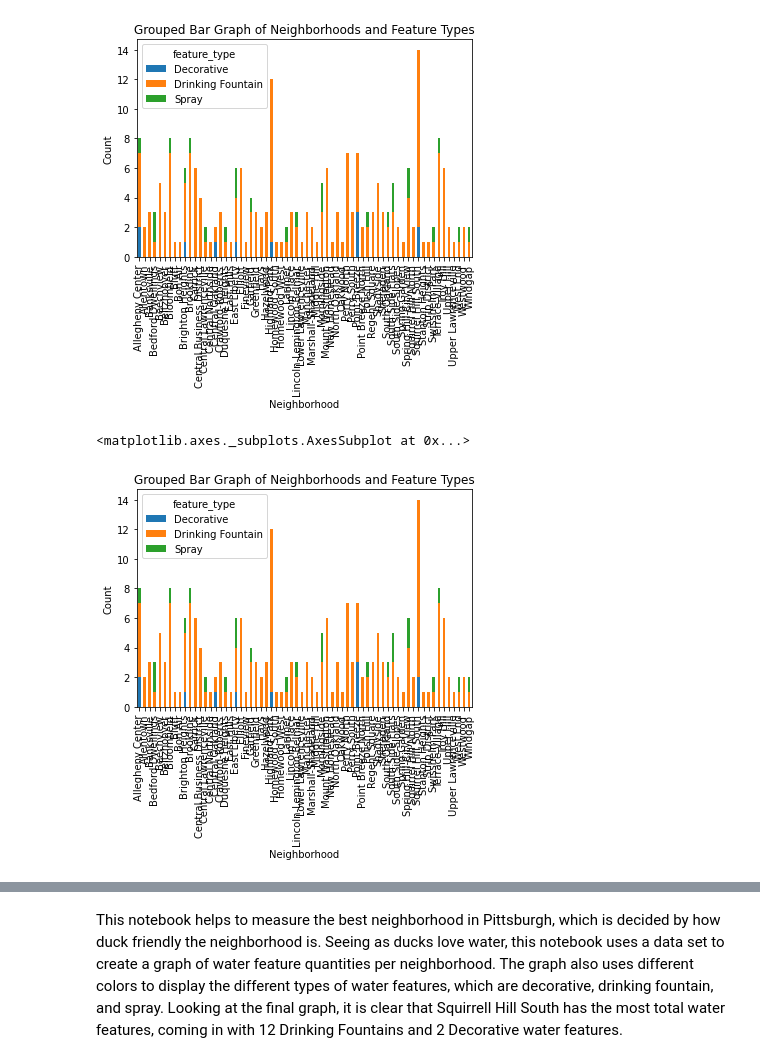
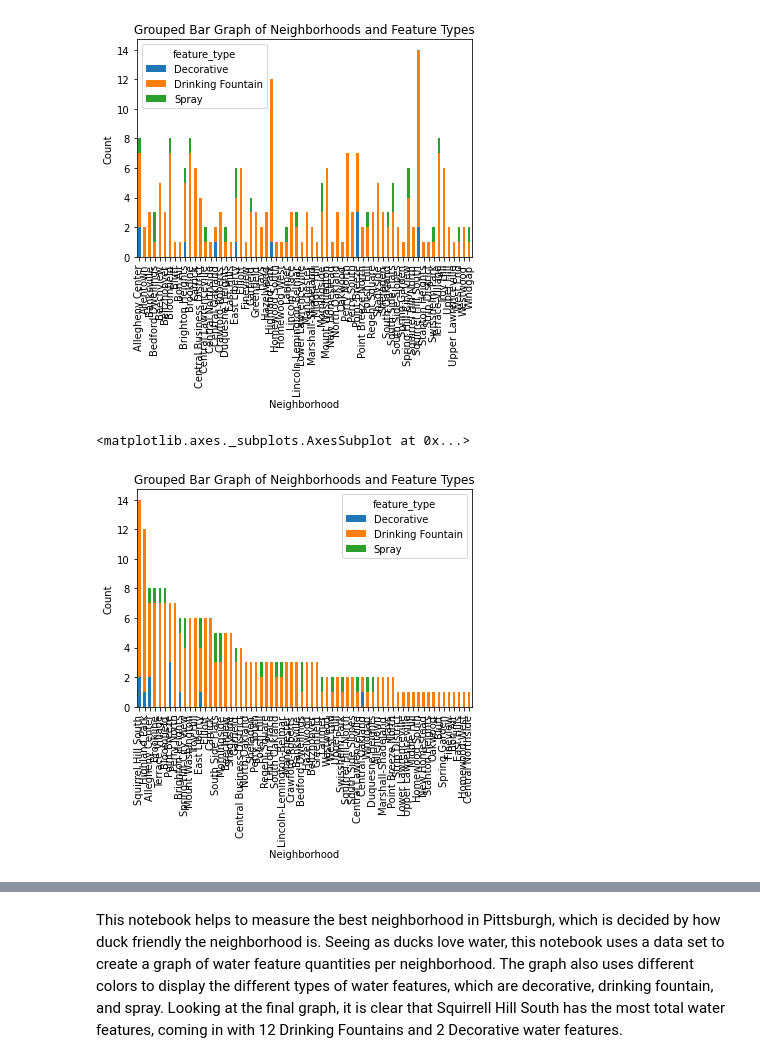
Before and after one commit to timt3r/best-neighborhood, a Jupyter notebook: Tim_Marshall.ipynb, the cells around one changed output, grey strips where cells are left out. Saved outputs shown, nothing was run; the diff lists cells and outputs as text; code cells hidden in the pictures.

Commit message:
Fixed Water Features

```diff
--- a/Tim_Marshall.ipynb
+++ b/Tim_Marshall.ipynb
@@ -41,6 +41,7 @@ neighborhood_counts.plot(kind='bar', xlabel='Neighborhood', ylabel='Count', titl
 [figure]
 # %%
 #Split into grouped bargraph per neighborhood
+grouped_data = waterSet.groupby(['neighborhood', 'feature_type']).size().unstack(fill_value=0)
 
 # Create a stacked grouped bar plot
 grouped_data.plot(kind='bar', stacked=True, xlabel='Neighborhood', ylabel='Count', title='Grouped Bar Graph of Neighborhoods and Feature Types')
@@ -49,10 +50,19 @@ grouped_data.plot(kind='bar', stacked=True, xlabel='Neighborhood', ylabel='Count
 [figure]
 # %%
 #Sort the plot in descending order
+total_count = grouped_data.sum(axis=1)
+
+# Sort the neighborhoods based on the total count in descending order
+sorted_neighborhoods = total_count.sort_values(ascending=False).index
+
+# Reorder the DataFrame
+grouped_data = grouped_data.loc[sorted_neighborhoods]
+
+# Sort the bars within each neighborhood by the count of feature types
 grouped_data.plot(kind='bar', stacked=True, xlabel='Neighborhood', ylabel='Count', title='Grouped Bar Graph of Neighborhoods and Feature Types')
 # %% [output]
 <matplotlib.axes._subplots.AxesSubplot at 0x...>
-[figure, old version]
+[figure, new version]
 # %%
 #Show the top 15 neighborhoods
 top15 = grouped_data.head(15)
```
Also changed, not shown: parts of 1 cell of this notebook, 1 other file.
